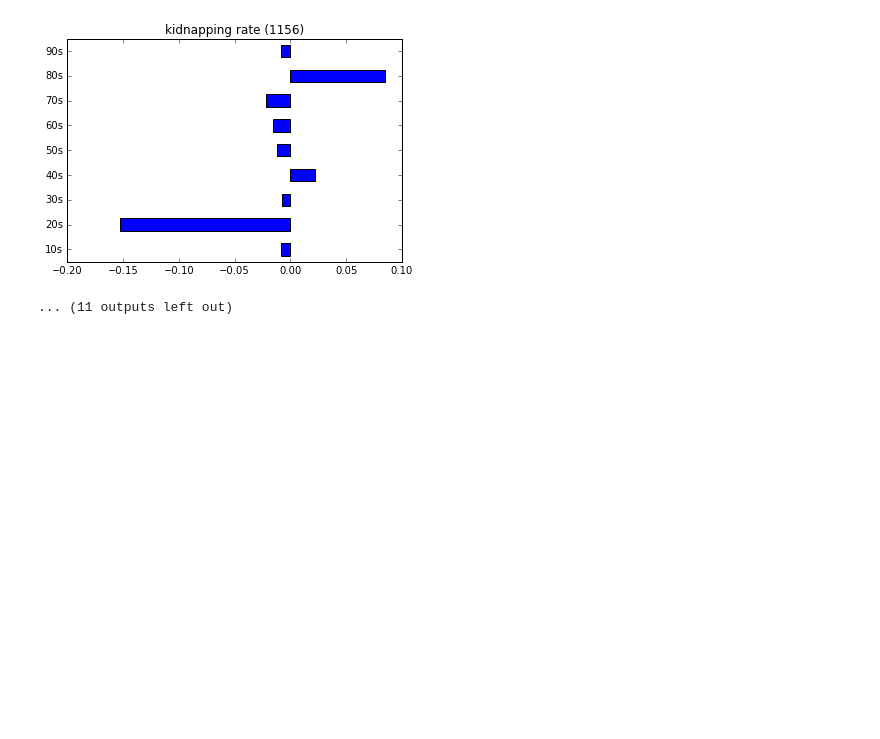
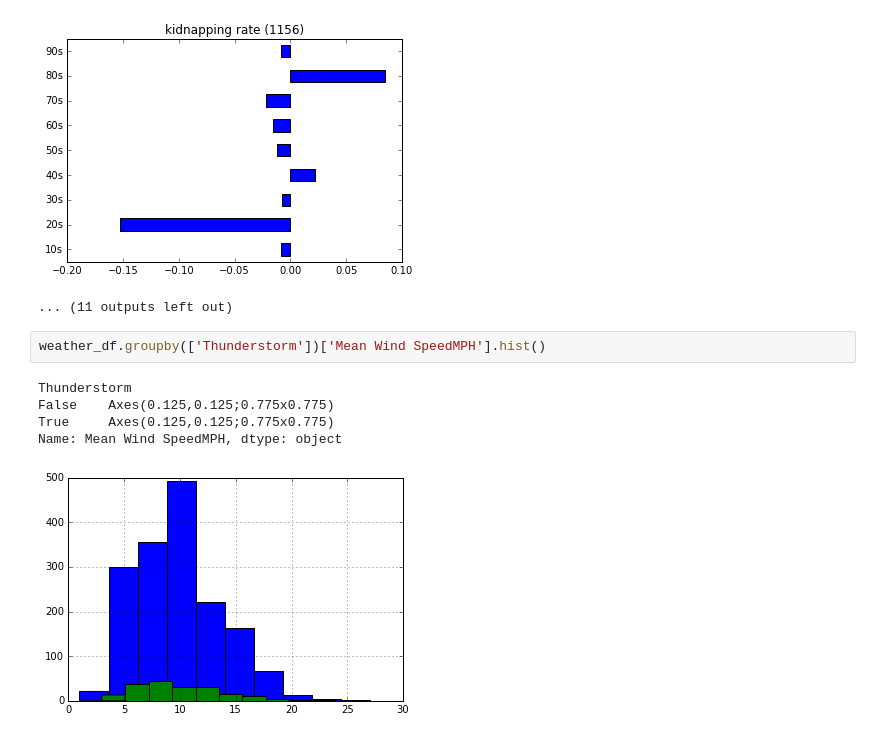
Before and after one commit to scottmarler/ChicagoWeatherCrime, a Jupyter notebook: Chicago_Crime_and_Weather_Analysis.ipynb, the cells around one changed output. Drawn from its saved outputs; the diff is of its cells as text; blank space fills up the shorter version.

```diff
--- a/Chicago_Crime_and_Weather_Analysis.ipynb
+++ b/Chicago_Crime_and_Weather_Analysis.ipynb
@@ -347,3 +370,11 @@ for i in rate_columns:
 [figure]
 [figure]
 ... (11 outputs left out)
+# %%
+weather_df.groupby(['Thunderstorm'])['Mean Wind SpeedMPH'].hist()
+# %% [output]
+Thunderstorm
+False    Axes(0.125,0.125;0.775x0.775)
+True     Axes(0.125,0.125;0.775x0.775)
+Name: Mean Wind SpeedMPH, dtype: object
+[figure, added]
```
Also changed, not shown: parts of 29 cells of this notebook.
